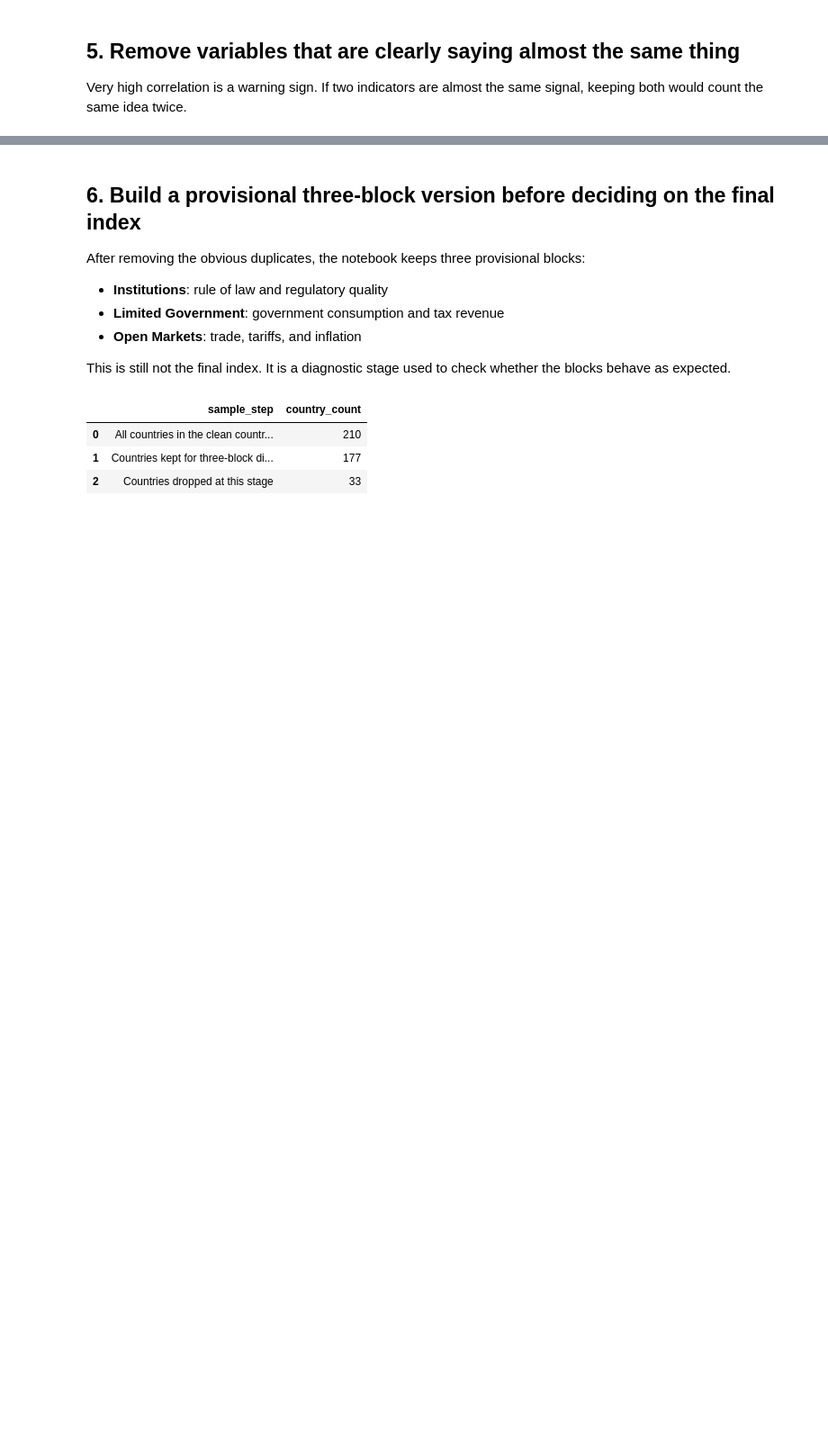
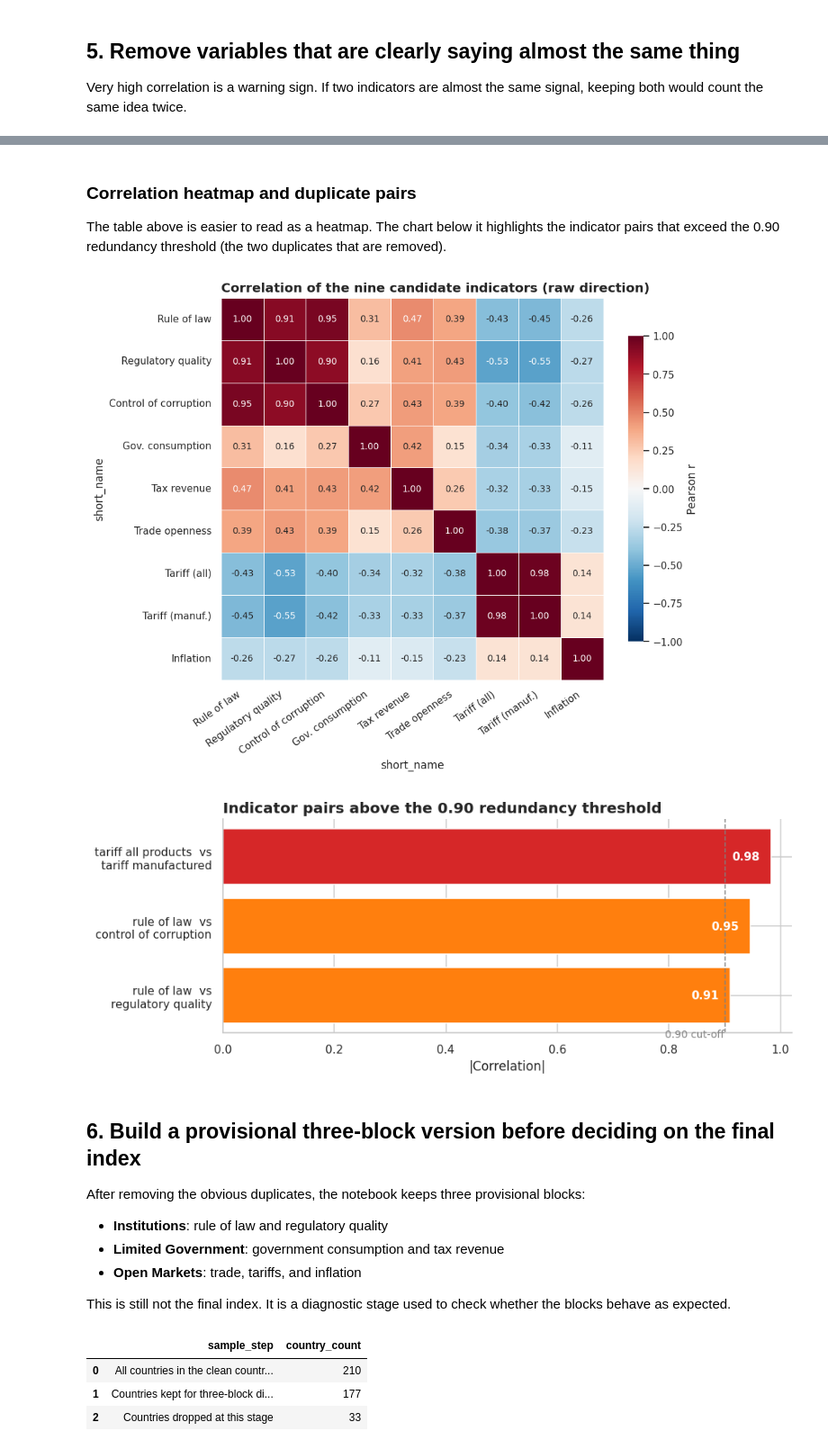
Before and after one commit to Roman-Manzhelii/IndexEconomicalFreedom, a Jupyter notebook: CA.ipynb, the cells around one changed output, grey strips where cells are left out. Shown at 90% size. Cells and saved outputs as stored; diff of their text form; code cells hidden in the pictures; blank space fills up the shorter version.

```diff
--- a/CA.ipynb
+++ b/CA.ipynb
@@ -414,6 +537,56 @@ Decision 2: drop tariff_manufactured because it is almost the same signal as tar
 | 4 | trade_openness | Trade (% of GDP) | NE.TRD.GNFS.ZS | WDI | Open Markets | Higher is better |
 | 5 | tariff_all_products | Tariff rate, all products (%) | TM.TAX.MRCH.SM.AR.ZS | WDI | Open Markets | Lower is better |
 | 6 | inflation | Inflation, consumer prices (%) | FP.CPI.TOTL.ZG | WDI | Open Markets | Lower is better |
+# %% [markdown]
+### Correlation heatmap and duplicate pairs
+
+The table above is easier to read as a heatmap.  The chart below it highlights the indicator pairs that exceed the 0.90 redundancy threshold (the two duplicates that are removed).
+# %%
+# Figure: correlation heatmap (much easier to read than the raw table above)
+_nice = {
+    "rule_of_law":            "Rule of law",
+    "regulatory_quality":     "Regulatory quality",
+    "control_of_corruption":  "Control of corruption",
+    "government_consumption": "Gov. consumption",
+    "tax_revenue":            "Tax revenue",
+    "trade_openness":         "Trade openness",
+    "tariff_all_products":    "Tariff (all)",
+    "tariff_manufactured":    "Tariff (manuf.)",
+    "inflation":              "Inflation",
+}
+_raw_corr = candidate_wide[candidate_plan["short_name"].tolist()].corr()
+_raw_corr = _raw_corr.rename(index=_nice, columns=_nice)
+
+fig, ax = plt.subplots(figsize=(9, 7))
+sns.heatmap(_raw_corr, annot=True, fmt=".2f", center=0, cmap="RdBu_r",
+            vmin=-1, vmax=1, square=True, linewidths=.5, linecolor="white",
+            cbar_kws={"label": "Pearson r", "shrink": .8}, ax=ax,
+            annot_kws={"size": 9})
+ax.set_title("Correlation of the nine candidate indicators (raw direction)", loc="left")
+plt.setp(ax.get_xticklabels(), rotation=35, ha="right")
+plt.show()
+
+# Figure: duplicate pairs above the 0.90 threshold
+if len(high_corr_pairs):
+    _dup = high_corr_pairs.copy()
+    _dup["label"] = _dup["left_indicator"].str.replace("_", " ") + "  vs\n" + \
+                    _dup["right_indicator"].str.replace("_", " ")
+    fig, ax = plt.subplots(figsize=(9, 3.4))
+    _colors = ["#d62728" if v >= 0.95 else "#ff7f0e" for v in _dup["correlation"]]
+    _bars = ax.barh(_dup["label"], _dup["correlation"].abs(), color=_colors, edgecolor="white")
+    ax.axvline(0.90, color="grey", linestyle="--", linewidth=1)
+    ax.text(0.90, len(_dup) - 0.4, "0.90 cut-off", color="grey", fontsize=9, ha="right")
+    ax.set_xlim(0, 1.02)
+    ax.set_xlabel("|Correlation|")
+    ax.invert_yaxis()
+    for b, v in zip(_bars, _dup["correlation"].abs()):
+        ax.text(v - 0.02, b.get_y() + b.get_height() / 2, f"{v:.2f}",
+                va="center", ha="right", color="white", fontsize=10, fontweight="bold")
+    ax.set_title("Indicator pairs above the 0.90 redundancy threshold", loc="left")
+    plt.show()
+# %% [output]
+[figure, added]
+[figure, added]
 # %% [markdown]
 ## 6. Build a provisional three-block version before deciding on the final index
 
```
Also changed, not shown: parts of 12 cells of this notebook, 2 other files.
